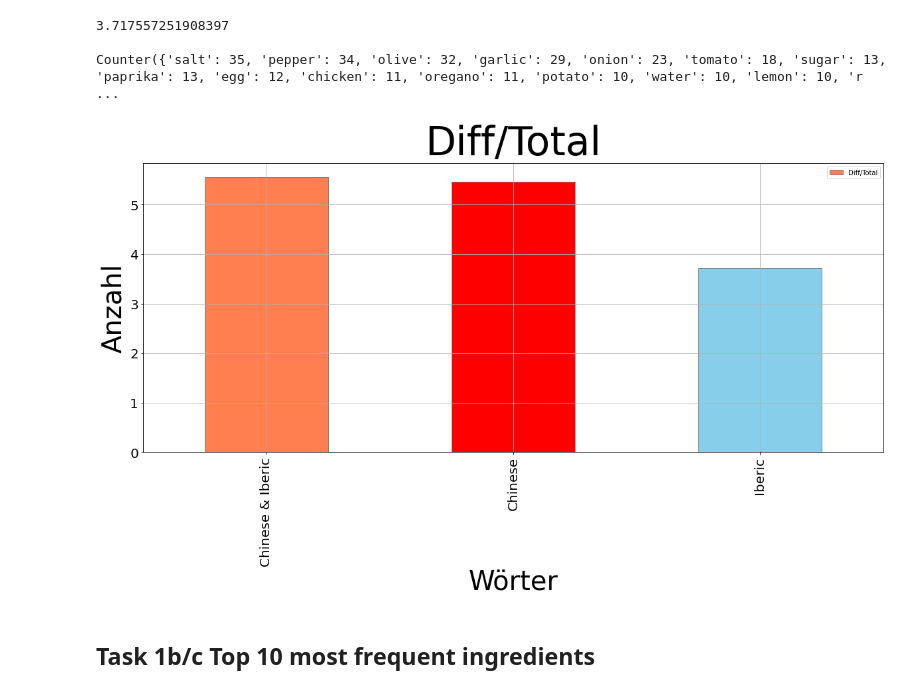
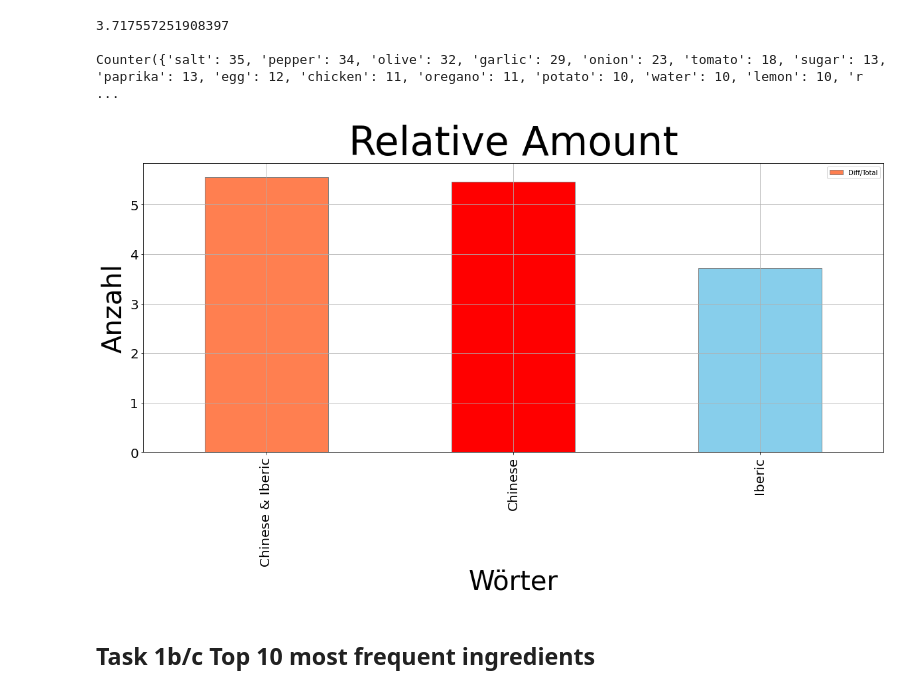
Before and after one commit to leanderpeter/Recipe-Text-Analyzer-Multi-Classification, a Jupyter notebook: Task 1/Task 1b.ipynb, the cells around one changed output. Drawn from its saved outputs; the diff is of its cells as text; code cells hidden in the pictures.

```diff
--- a/Task 1/Task 1b.ipynb
+++ b/Task 1/Task 1b.ipynb
@@ -411,23 +411,23 @@ Counter({'salt': 35, 'pepper': 34, 'olive': 32, 'garlic': 29, 'onion': 23, 'toma
 # %%
 num = {'Cuisine': ['Chinese & Iberic', 'Chinese','Iberic'],
                    'Diff/Total': [a, c, i]}
 TotalIngredients = pd.DataFrame(num, columns= ['Cuisine', 'Diff/Total'])
 
 barlist = TotalIngredients.plot.bar(x='Cuisine',
          y='Diff/Total',
          color=['coral','red','skyblue'],
          fontsize=20,
          figsize=(20, 8),
          edgecolor = "grey",
          grid= True)
 
-plt.title('Diff/Total', fontsize=60)
+plt.title('Relative Amount', fontsize=60)
 plt.xlabel('Wörter', fontsize=40)
 plt.ylabel('Anzahl', fontsize=40)
-plt.savefig('Diff_Total.png', bbox_inches = 'tight')
+plt.savefig('Relative Amount.png', bbox_inches = 'tight')
 plt.show()
 # %% [output]
-[figure, old version]
+[figure, new version]
 # %% [markdown]
 ## Task 1b/c Top 10 most frequent ingredients
 # %%
```
Also changed, not shown: parts of 1 cell of this notebook, 3 other files.
